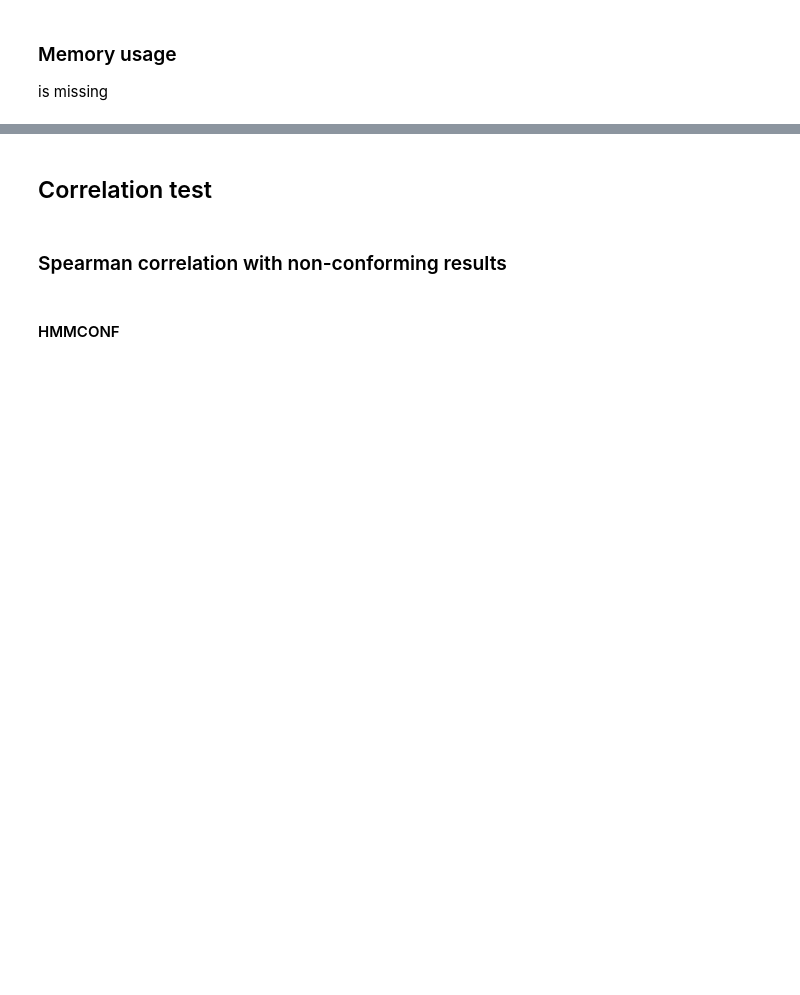
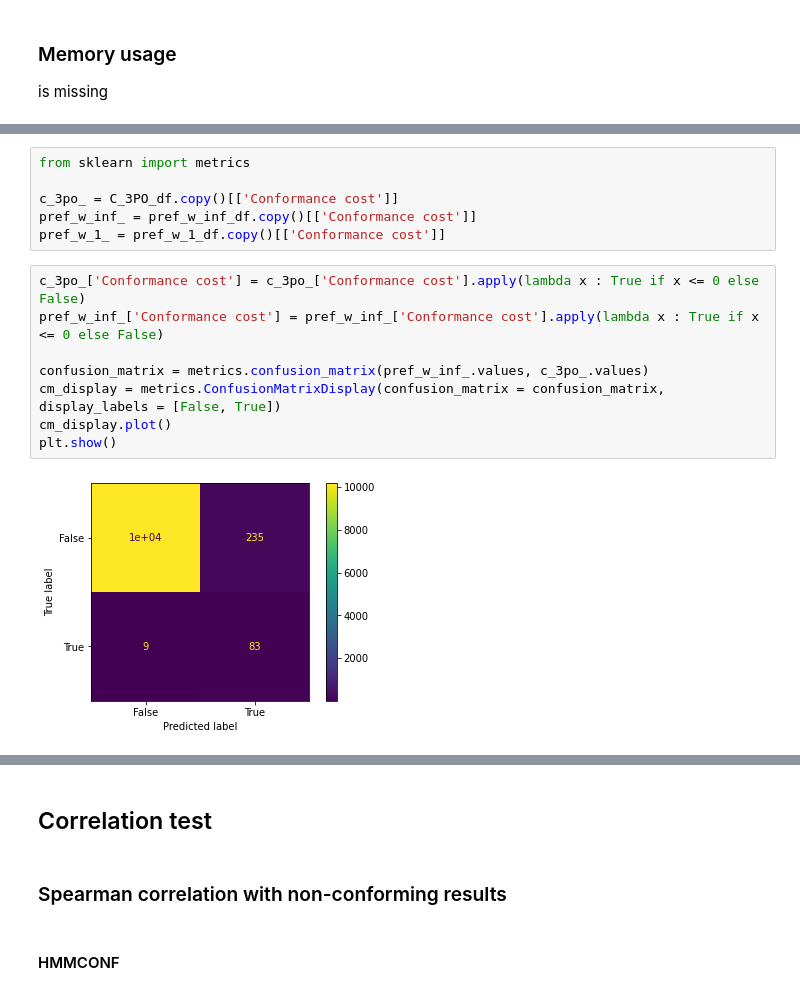
Before and after one commit to MaxTNielsen/ConformanceCheckingUsingTries, a Jupyter notebook: Jupyter/comparative_analysis.ipynb, the cells around one changed output, grey strips where cells are left out. Cells and saved outputs as stored; diff of their text form; blank space fills up the shorter version.

```diff
--- a/Jupyter/comparative_analysis.ipynb
+++ b/Jupyter/comparative_analysis.ipynb
@@ -546,0 +569,16 @@ is missing
+# %%
+from sklearn import metrics
+
+c_3po_ = C_3PO_df.copy()[['Conformance cost']]
+pref_w_inf_ = pref_w_inf_df.copy()[['Conformance cost']]
+pref_w_1_ = pref_w_1_df.copy()[['Conformance cost']]
+# %%
+c_3po_['Conformance cost'] = c_3po_['Conformance cost'].apply(lambda x : True if x <= 0 else False)
+pref_w_inf_['Conformance cost'] = pref_w_inf_['Conformance cost'].apply(lambda x : True if x <= 0 else False)
+
+confusion_matrix = metrics.confusion_matrix(pref_w_inf_.values, c_3po_.values)
+cm_display = metrics.ConfusionMatrixDisplay(confusion_matrix = confusion_matrix, display_labels = [False, True])
+cm_display.plot()
+plt.show()
+# %% [output]
+[figure, added]
```
Also changed, not shown: parts of 20 cells of this notebook, 17 other files.
